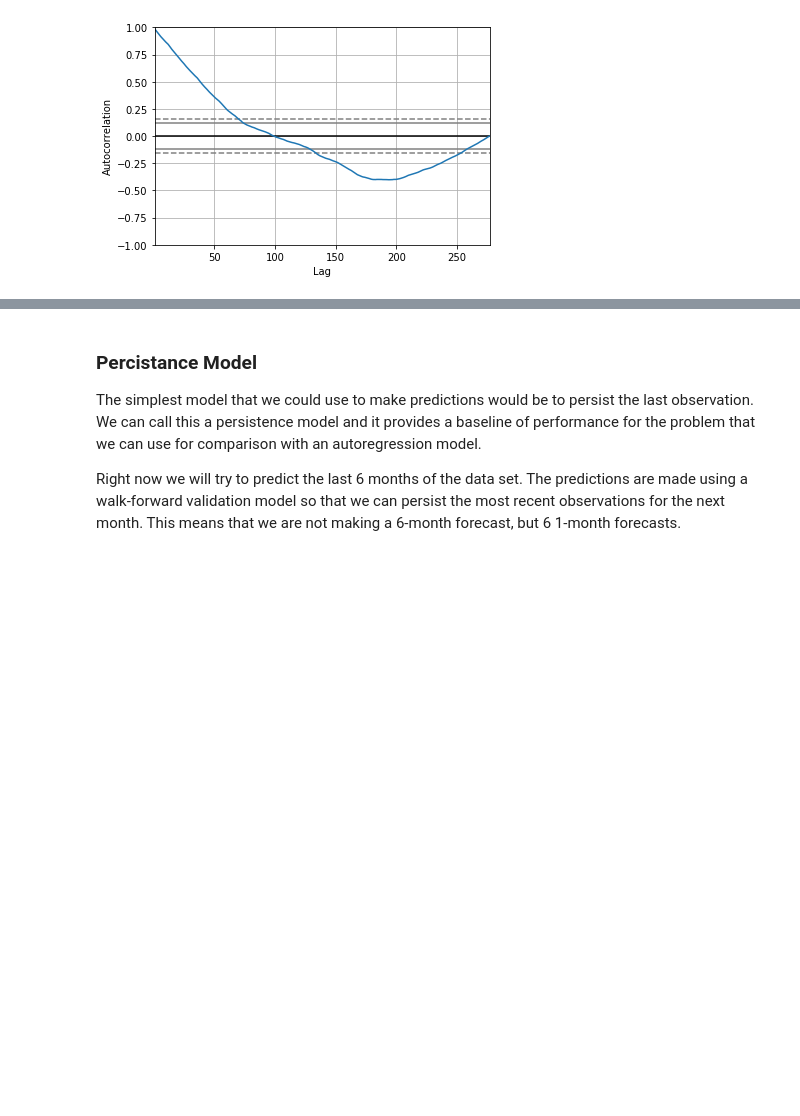
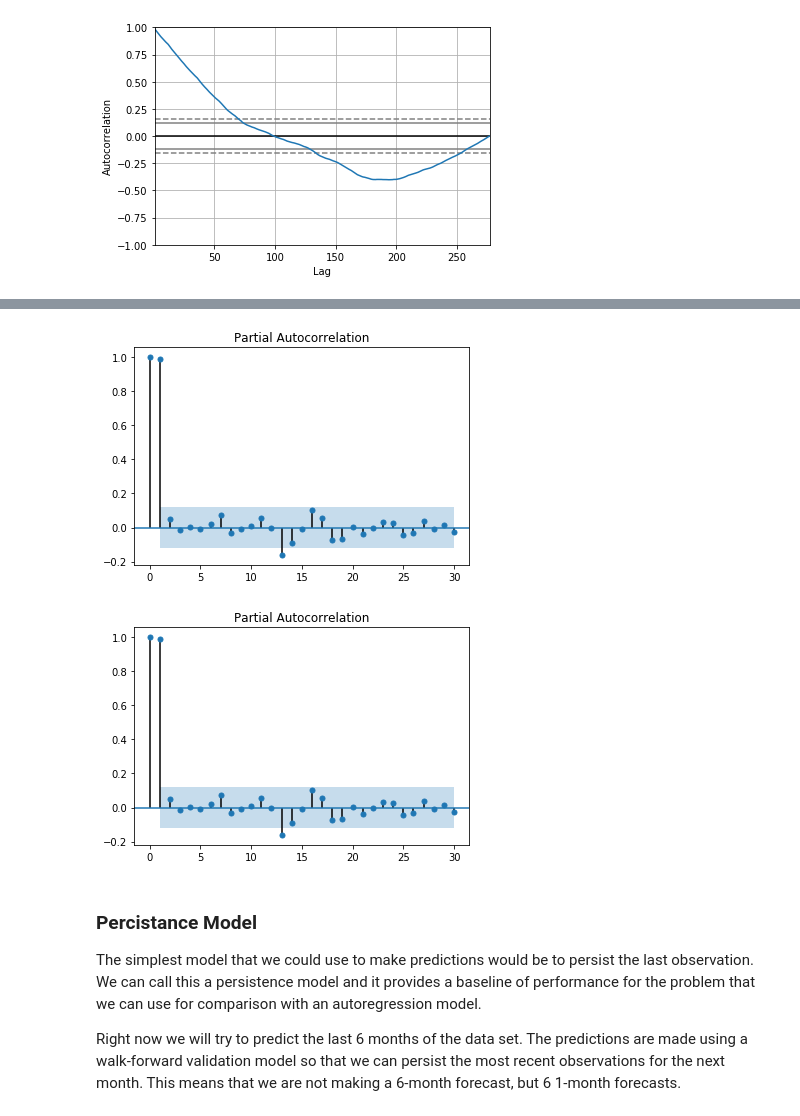
Before and after one commit to ahotaling/STAT_330_Project, a Jupyter notebook: Notebooks/stat330_initialdive.ipynb, the cells around one changed output, grey strips where cells are left out. Saved outputs shown, nothing was run; the diff lists cells and outputs as text; code cells hidden in the pictures; blank space fills up the shorter version.

```diff
--- a/Notebooks/stat330_initialdive.ipynb
+++ b/Notebooks/stat330_initialdive.ipynb
@@ -139,3 +147,9 @@ plot_acf(data['Electricity Price'], lags=30)
+# %%
+from statsmodels.graphics.tsaplots import plot_pacf
+plot_pacf(data['Electricity Price'], lags=30)
+# %% [output]
+[figure, added]
+[figure, added]
 # %% [markdown]
 ### Percistance Model
 The simplest model that we could use to make predictions would be to persist the last observation. We can call this a persistence model and it provides a baseline of performance for the problem that we can use for comparison with an autoregression model.
```
Also changed, not shown: parts of 21 cells of this notebook.
